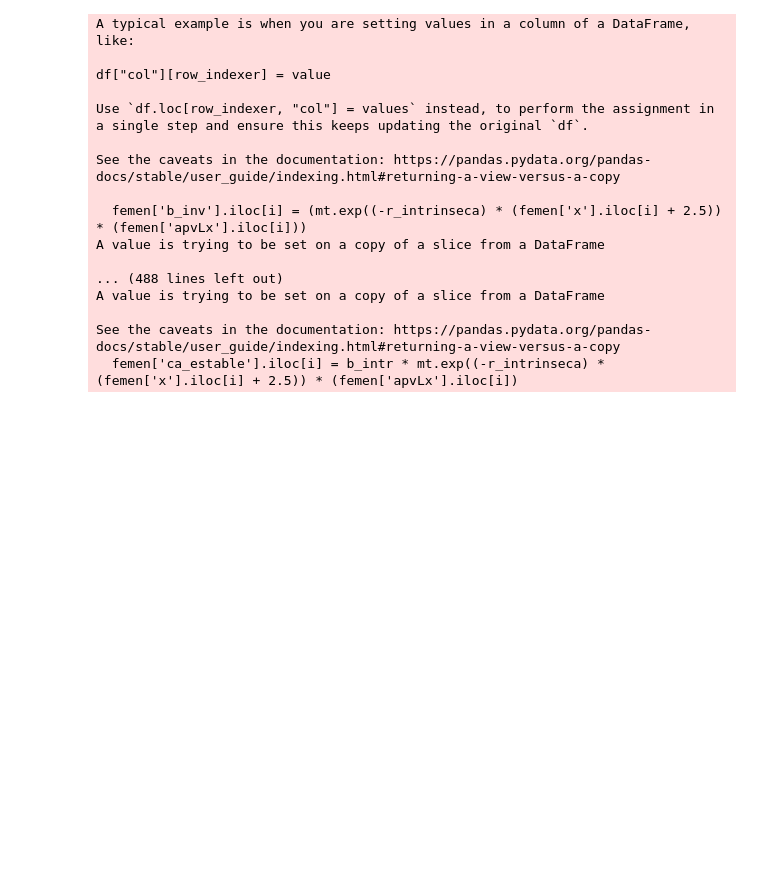
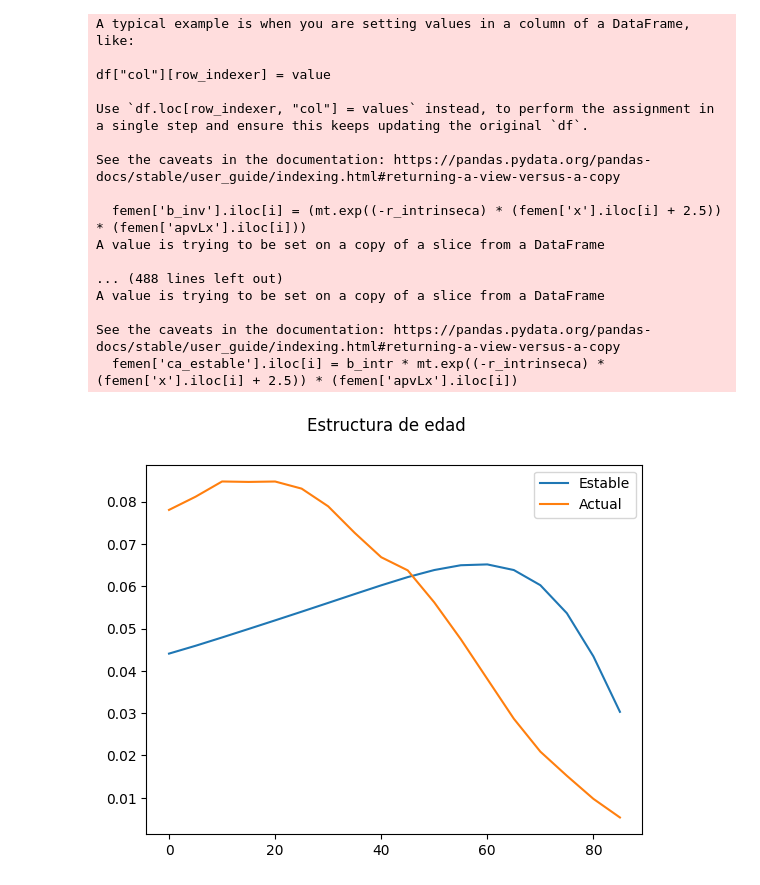
Before and after one commit to josealvarezm/Demography, a Jupyter notebook: STABLE.ipynb, the cells around one changed output. Cells and saved outputs as stored; diff of their text form; code cells hidden in the pictures; blank space fills up the shorter version.

```diff
--- a/STABLE.ipynb
+++ b/STABLE.ipynb
@@ -293,3 +293,20 @@ A value is trying to be set on a copy of a slice from a DataFrame
 
 See the caveats in the documentation: https://pandas.pydata.org/pandas-docs/stable/user_guide/indexing.html#returning-a-view-versus-a-copy
   femen['ca_estable'].iloc[i] = b_intr * mt.exp((-r_intrinseca) * (femen['x'].iloc[i] + 2.5)) * (femen['apvLx'].iloc[i])
+# %%
+
+x = pop_estable.x
+y1 = pop_estable.ca_estable
+y2 = pop_estable.c_actual
+
+fig, axs = plt.subplots()
+fig.suptitle('Estructura de edad')
+axs.plot(x, y1, label='Estable')
+axs.plot(x, y2, label='Actual')
+
+#Legend
+axs.legend()
+
+plt.show()
+# %% [output]
+[figure, added]
```
